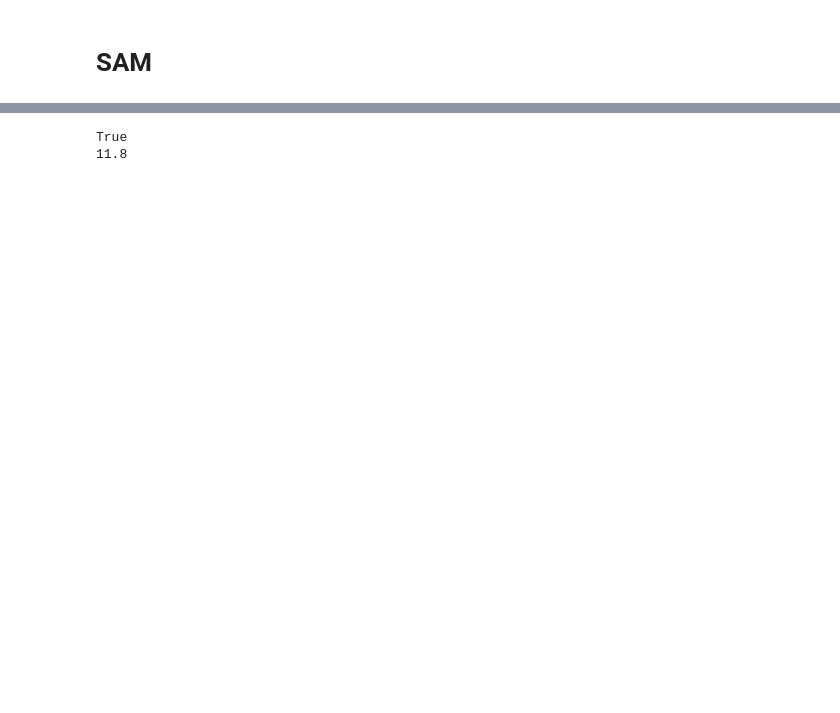
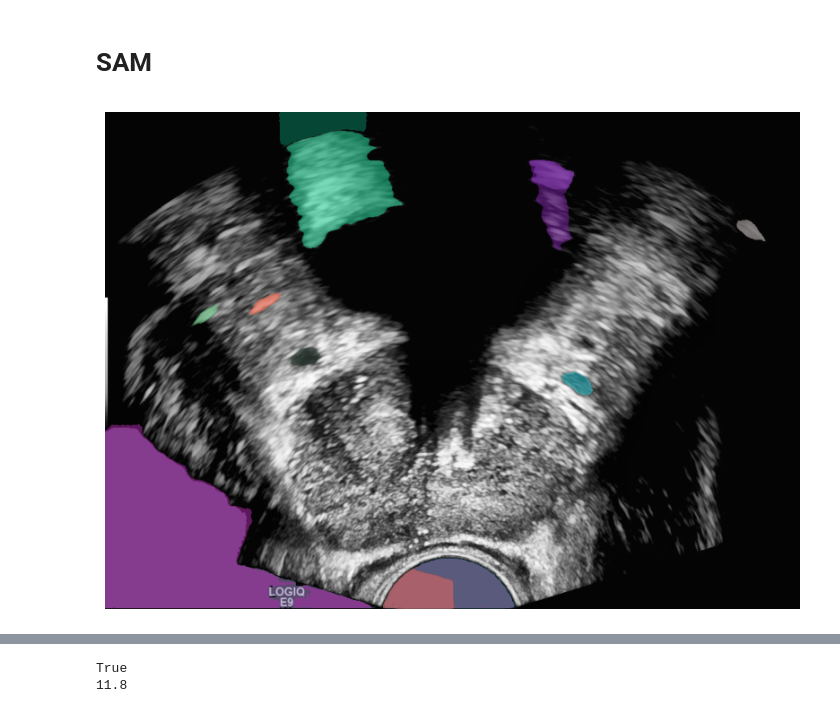
Before and after one commit to LeoPodgr/TRUZI_scan, a Jupyter notebook: data_proccessing/sam_preproccess.ipynb, the cells around one changed output, grey strips where cells are left out. Cells and saved outputs as stored; diff of their text form; code cells hidden in the pictures; blank space fills up the shorter version.

```diff
--- a/data_proccessing/sam_preproccess.ipynb
+++ b/data_proccessing/sam_preproccess.ipynb
@@ -3,3 +4,32 @@ import cv2 as cv
 import numpy as np
 import matplotlib.pyplot as plt
 from segment_anything import sam_model_registry, SamAutomaticMaskGenerator
+# %%
+# Папки
+input_folder = 'data\\FINALE\\masks'     # путь к папке с исходными изображениями
+output_folder = 'data\\FINALE\\masks_crop'  # путь для сохранения обрезанных
+
+# Координаты кропа: [y1:y2, x1:x2]
+def pre_crop(image, crop_y1, crop_y2, crop_x1, crop_x2):
+    img_crop = image[crop_y1:crop_y2, crop_x1:crop_x2]
+    return img_crop
+crop_y1, crop_y2 = 100, 808
+crop_x1, crop_x2 = 40, 1030
+
+# Создать папку, если не существует
+os.makedirs(output_folder, exist_ok=True)
+
+# Обработка изображений
+for filename in os.listdir(input_folder):
+    if filename.lower().endswith(('.png', '.jpg', '.jpeg', '.bmp', '.tiff')):
+        path = os.path.join(input_folder, filename)
+        img = cv2.imread(path)
+
+        if img is None:
+            print(f"Не удалось загрузить {filename}")
+            continue
+
+        img_crop = pre_crop(img, crop_y1, crop_y2, crop_x1, crop_x2)
+        cv2.imwrite(os.path.join(output_folder, filename), img_crop)
+
+print("Кроп завершён.")
@@ -32,33 +396,35 @@ plt.show()
 # %% [markdown]
 # SAM
 # %%
-# image_path = "Image53.jpg"
-sam_checkpoint = "sam_vit_b_01ec64.pth"  # sam_vit_b_01ec64.pth  /////   sam_vit_h_4b8939.pth
-model_type = "vit_b"  #  vit_h ///// vit_b
+%%time
+# image_path = "data\\images_crop\\0_6.jpg"
+sam_checkpoint = "sam_vit_l_0b3195.pth"  # sam_vit_b_01ec64.pth  /////   sam_vit_h_4b8939.pth //// sam_vit_l_0b3195.pth
+model_type = "vit_l"  #  vit_h ///// vit_b /////vit_l
 
 sam = sam_model_registry[model_type](checkpoint=sam_checkpoint)
 
 sam.to("cuda")
 
 
 mask_generator = SamAutomaticMaskGenerator(sam)
 
 # image = cv2.imread(image_path)
-image = img_crop
+image = img_enh
 image = cv.cvtColor(image, cv.COLOR_BGR2RGB)  # Конвертируем BGR в RGB для SAM
 
 masks = mask_generator.generate(image)
 
 def overlay_masks(image, masks):
     overlay = image.copy()
     for mask in masks:
         color = np.random.randint(0, 255, size=3, dtype=np.uint8)
         overlay[mask['segmentation']] = overlay[mask['segmentation']] * 0.5 + color * 0.5
     return overlay
 
 segmented_image = overlay_masks(image, masks)
 plt.figure(figsize=(10, 10))
 plt.imshow(segmented_image)
 plt.axis('off')
 plt.show()
 # %% [output]
+[figure, added]
```
Also changed, not shown: parts of 15 cells of this notebook.
